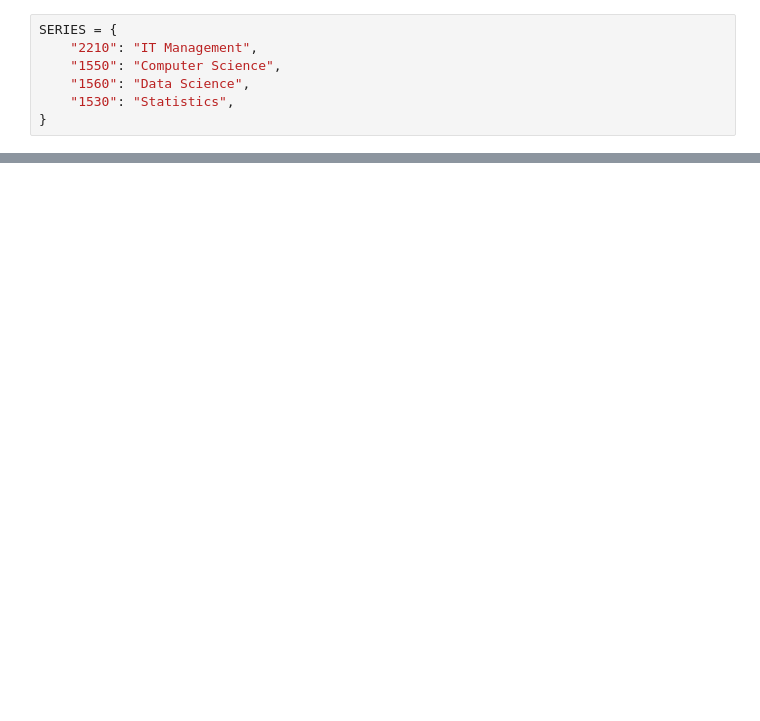
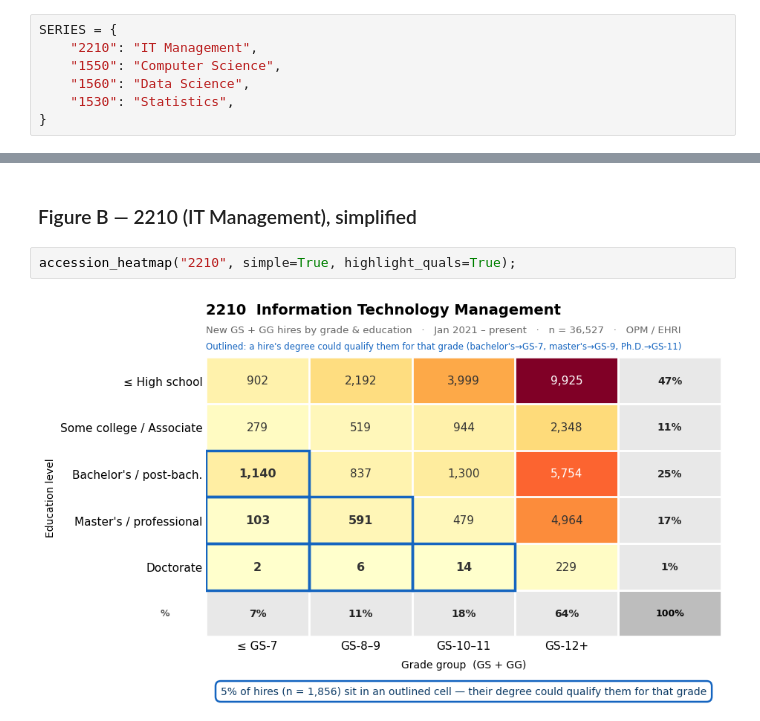
Before and after one commit to abigailhaddad/fed-hiring-heatmaps, a Jupyter notebook: heatmaps.ipynb, the cells around one changed output, grey strips where cells are left out. Saved outputs shown, nothing was run; the diff lists cells and outputs as text; blank space fills up the shorter version.

```diff
--- a/heatmaps.ipynb
+++ b/heatmaps.ipynb
@@ -137,0 +28,6 @@ wrote heatmap_2210_gsgg_quals.png
+# %% [markdown]
+### Figure B — 2210 (IT Management), simplified
+# %%
+accession_heatmap("2210", simple=True, highlight_quals=True);
+# %% [output]
+[figure, added]
```
Also changed, not shown: parts of 43 cells of this notebook, 4 other files.
